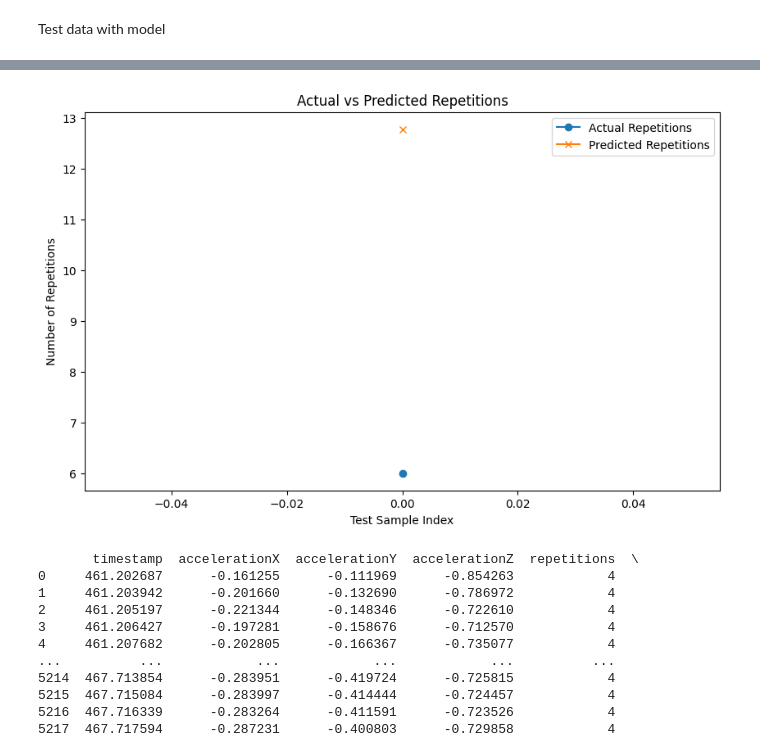
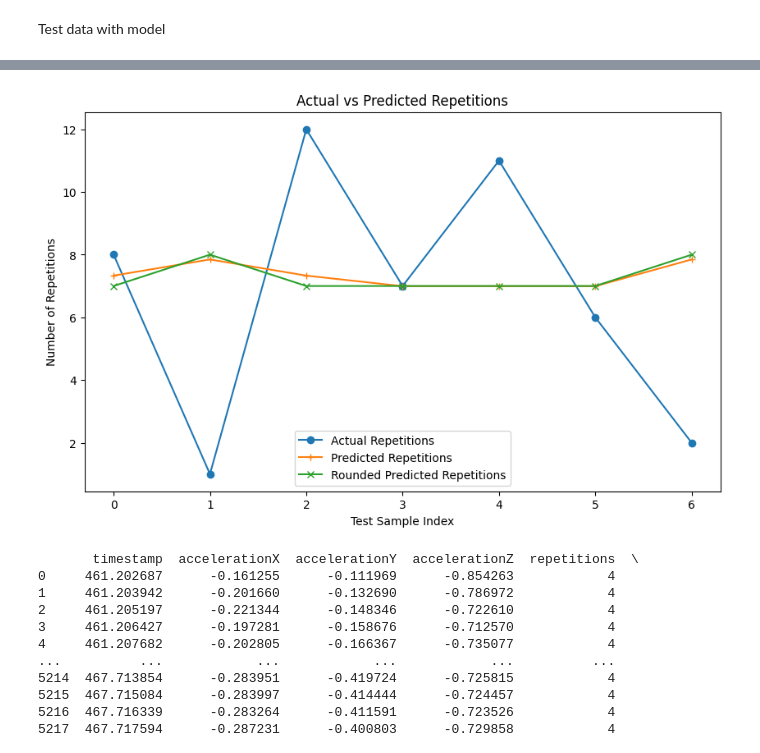
Before and after one commit to Slimslim/ML.WorkoutApp, a Jupyter notebook: notebooks/data_extraction_V1.ipynb, the cells around one changed output, grey strips where cells are left out. Drawn from its saved outputs; the diff is of its cells as text; code cells hidden in the pictures.

Commit message:
test training

```diff
--- a/notebooks/data_extraction_V1.ipynb
+++ b/notebooks/data_extraction_V1.ipynb
@@ -107,6 +129,17 @@ for workout in workout_id_list:
         'accelerationZ': all_accel_z,
     })
 
+    """ ADDING DERIVATIVES """
+    # Calculate derivatives for X, Y, Z axes
+    merged_df['accelX_derivative'] = np.gradient(merged_df['accelerationX'], merged_df['timestamp'])
+    merged_df['accelY_derivative'] = np.gradient(merged_df['accelerationY'], merged_df['timestamp'])
+    merged_df['accelZ_derivative'] = np.gradient(merged_df['accelerationZ'], merged_df['timestamp'])
+
+    """ ADDING TIME ELAPSED """
+    # Calculate time elapsed
+    initial_time = merged_df['timestamp'].iloc[0]
+    merged_df['time_elapsed'] = merged_df['timestamp'] - initial_time
+
     # Add the repetition information to the DataFrame
     merged_df['repetitions'] = reps
     merged_df['workout_id'] = workout_id
@@ -119,7 +152,8 @@ total_lines = 0
 for i, df in enumerate(all_workouts_data):
     num_lines = len(df)
     total_lines += num_lines
-    print(f"Workout {i+1}: {num_lines} lines")
+    repetitions = df['repetitions'].iloc[0]  # Extract repetitions from the first row
+    print(f"Workout {i+1}: {num_lines} lines, Reps: {repetitions}")
 
 print(f"Total number of workouts: {len(all_workouts_data)}")
 print(f"Total number of data lines gathered: {total_lines}")
@@ -321,0 +420,9 @@ float32
+# %%
+""" Padding sequence and create a 3D array """
+from tensorflow.keras.preprocessing.sequence import pad_sequences
+
+# Pad sequences to ensure uniform length
+X_augmented = pad_sequences(sequences, padding='post', dtype='float32')
+
+print("X_augmented shape after padding:", X_augmented.shape)
+print("y_augmented shape:", y_augmented.shape)
@@ -326,7 +436,7 @@ from sklearn.model_selection import train_test_split
 
 # Split the data into training and test sets
 X_train, X_test, y_train, y_test = train_test_split(
-    X_pad, y_pad, test_size=0.2, random_state=42, shuffle=True
+    X_augmented, y_augmented, test_size=0.2, random_state=42, shuffle=True
 )
 
 print("Training set shape (X_train):", X_train.shape)
@@ -392,7 +550,7 @@ Epoch 10/10
 Save Model in folder
 # %%
 # Specify the path where you want to save your model
-model_save_path = 'data/models/my_trained_model.h5'
+model_save_path = 'data/models/my_trained_model(10N).keras'
 
 # Save the model
 model.save(model_save_path)
@@ -430,14 +594,19 @@ print(f"Test Loss: {test_loss}")
 # Make predictions on the test set
 y_pred = model.predict(X_test, batch_size=1)
 
+# Round predictions to the nearest integer since the outputs are repetitions
+y_pred_rounded = np.round(y_pred).astype(int)
+
 # Print or inspect some of the predictions
+print(f"Rounded Predictions: {y_pred_rounded.flatten()}")
 print(f"Predictions: {y_pred.flatten()}")
 print(f"Actual values: {y_test}")
 
 # Plotting the actual vs predicted values
 plt.figure(figsize=(10, 6))
 plt.plot(y_test, label='Actual Repetitions', marker='o')
-plt.plot(y_pred, label='Predicted Repetitions', marker='x')
+plt.plot(y_pred, label='Predicted Repetitions', marker='+')
+plt.plot(y_pred_rounded, label='Rounded Predicted Repetitions', marker='x')
 plt.title('Actual vs Predicted Repetitions')
 plt.xlabel('Test Sample Index')
 plt.ylabel('Number of Repetitions')
@@ -452,4 +622,4 @@ Actual values: [6]
-[figure, old version]
+[figure, new version]
 # %%
 import matplotlib.pyplot as plt
 
```
Also changed, not shown: parts of 22 cells of this notebook, 5 other files.
